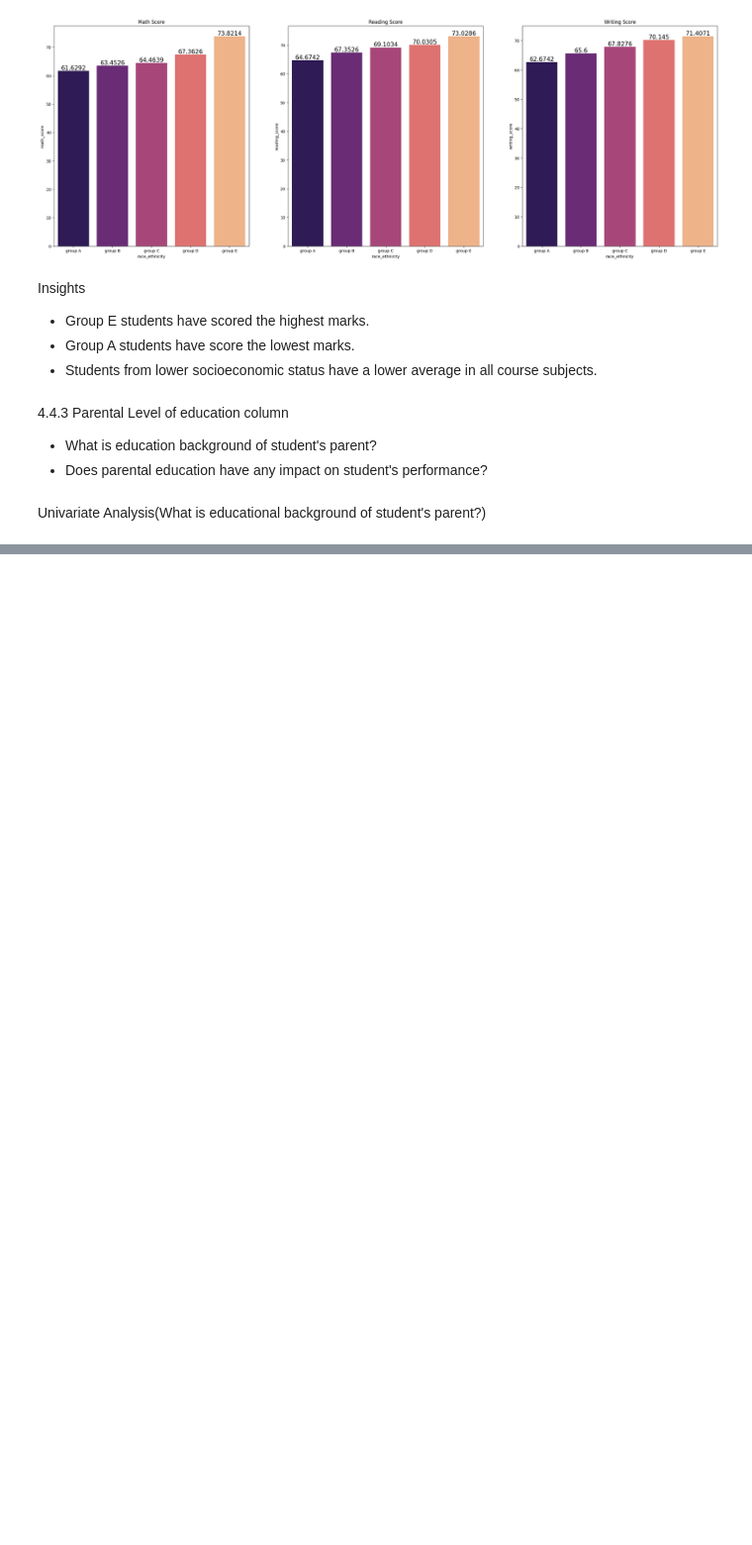
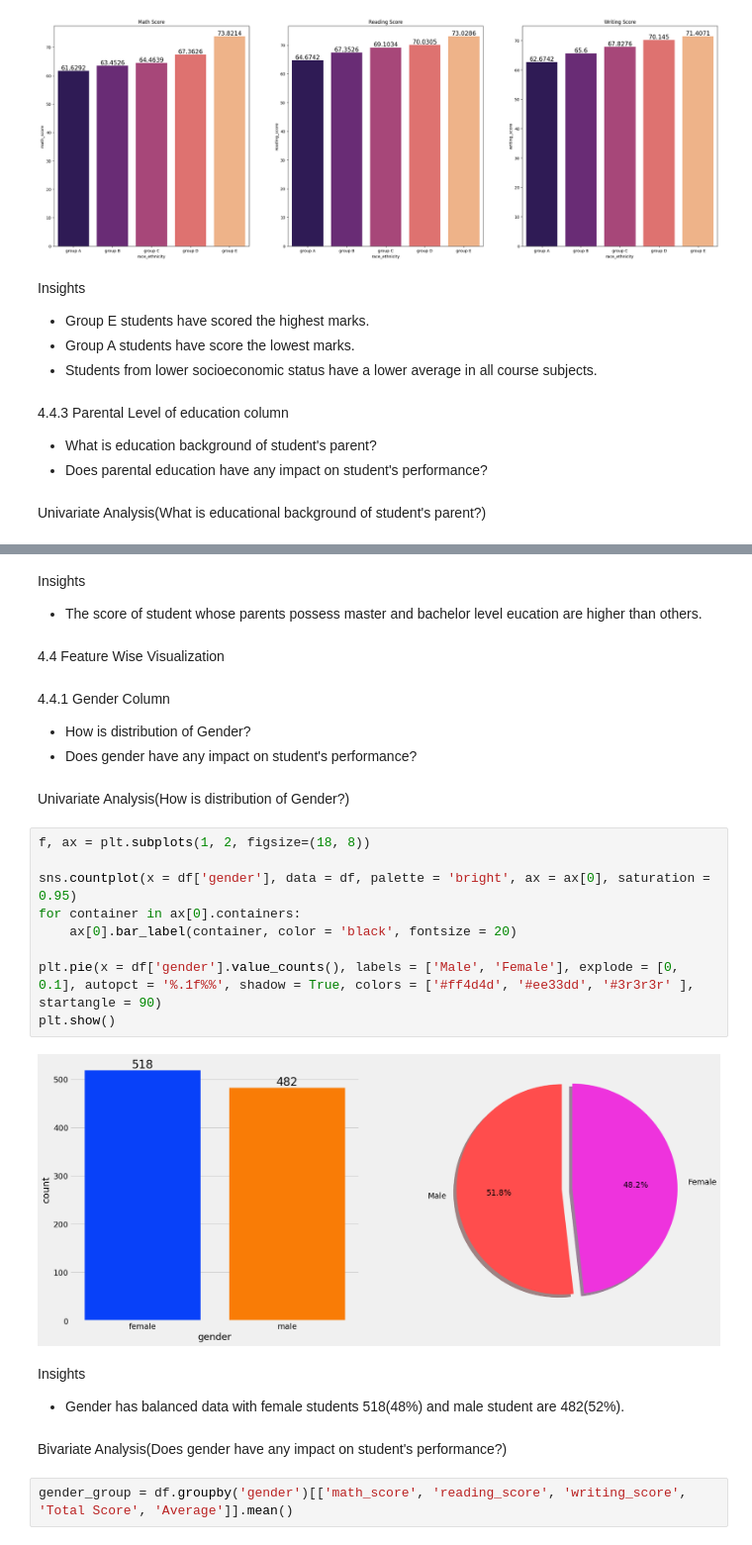
Before and after one commit to cyrolux123/ML-Project, a Jupyter notebook: notebook/EDA.ipynb, the cells around one changed output, grey strips where cells are left out. Shown at 99% size. Drawn from its saved outputs; the diff is of its cells as text; blank space fills up the shorter version.

```diff
--- a/notebook/EDA.ipynb
+++ b/notebook/EDA.ipynb
@@ -505,0 +527,29 @@ Univariate Analysis(What is educational background of student's parent?)
+# %% [markdown]
+Insights
+- The score of student whose parents possess master and bachelor level eucation are higher than others.
+# %% [markdown]
+4.4 Feature Wise Visualization
+# %% [markdown]
+4.4.1 Gender Column
+- How is distribution of Gender?
+- Does gender have any impact on student's performance?
+# %% [markdown]
+Univariate Analysis(How is distribution of Gender?)
+# %%
+f, ax = plt.subplots(1, 2, figsize=(18, 8))
+
+sns.countplot(x = df['gender'], data = df, palette = 'bright', ax = ax[0], saturation = 0.95)
+for container in ax[0].containers:
+    ax[0].bar_label(container, color = 'black', fontsize = 20)
+
+plt.pie(x = df['gender'].value_counts(), labels = ['Male', 'Female'], explode = [0, 0.1], autopct = '%.1f%%', shadow = True, colors = ['#ff4d4d', '#ee33dd', '#3r3r3r' ], startangle = 90)
+plt.show()
+# %% [output]
+[figure, added]
+# %% [markdown]
+Insights
+- Gender has balanced data with female students 518(48%) and male student are 482(52%).
+# %% [markdown]
+Bivariate Analysis(Does gender have any impact on student's performance?)
+# %%
+gender_group = df.groupby('gender')[['math_score', 'reading_score', 'writing_score', 'Total Score', 'Average']].mean()
```
Also changed, not shown: parts of 4 cells of this notebook.
